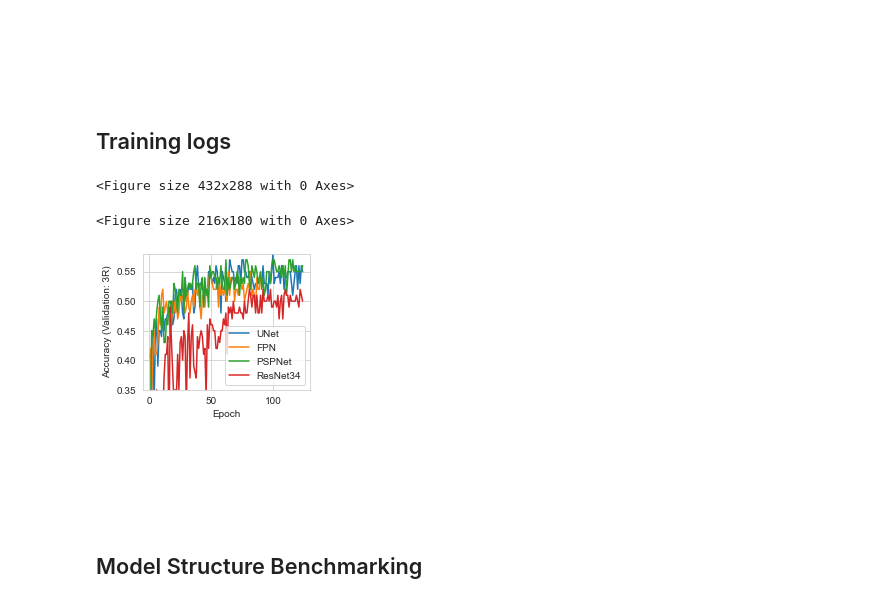
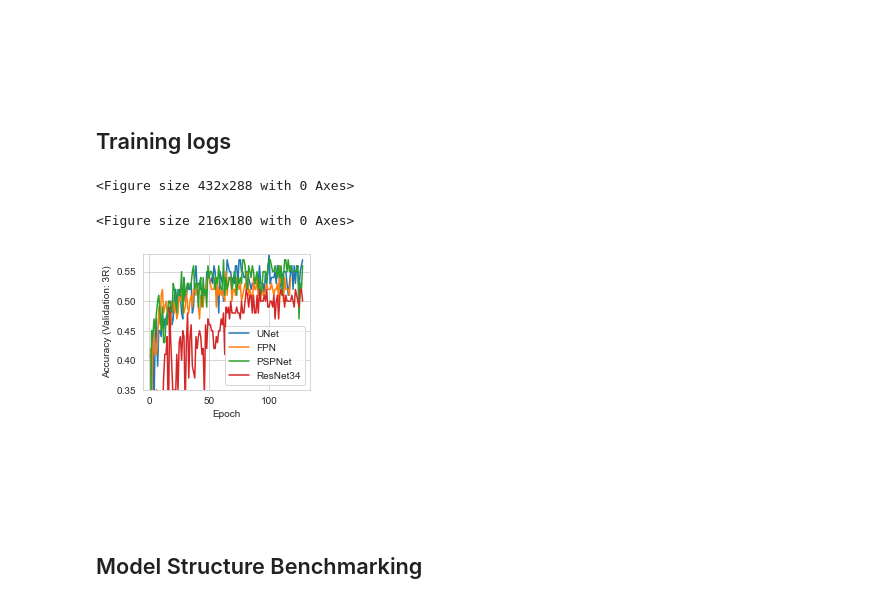
Before and after one commit to miaecle/DiffPred, a Jupyter notebook: metric_breakdown_test.ipynb, the cells around one changed output. Drawn from its saved outputs; the diff is of its cells as text; code cells hidden in the pictures.

```diff
--- a/metric_breakdown_test.ipynb
+++ b/metric_breakdown_test.ipynb
@@ -1568,37 +1568,36 @@ method_name_mapping = {
 
 trajs = {k: read_log(v) for k, v in method_name_mapping.items()}
 
 # ERR curve
 plt.clf()
 plt.figure(figsize=(3, 2.5))
 for k in trajs:
-    x = sorted(trajs[k].keys())[:124]
+    x = sorted(trajs[k].keys())[:128]
     y = [get_err(trajs[k], _x) for _x in x]
     plt.plot(x, y, label=k)
-
 plt.ylim(1.5, 8)
 plt.legend()
 plt.ylabel('Error (Validation: 3R)')
 plt.xlabel('Epoch')
 plt.savefig(os.path.join(SAVE_ROOT, 'suppfig1', 'supp-fig1-training_curve_error.png'), bbox_inches='tight', dpi=300)
 
 # ACC curve
 plt.clf()
 plt.figure(figsize=(3, 2.5))
 for k in trajs:
-    x = sorted(trajs[k].keys())[:124]
+    x = sorted(trajs[k].keys())[:128]
     y = [get_acc(trajs[k], _x) for _x in x]
     plt.plot(x, y, label=k)
 
 plt.ylim(0.35, 0.58)
 plt.legend()
 plt.ylabel('Accuracy (Validation: 3R)')
 plt.xlabel('Epoch')
 plt.savefig(os.path.join(SAVE_ROOT, 'suppfig1', 'supp-fig1-training_curve_acc.png'), bbox_inches='tight', dpi=300)
 # %% [output]
 <Figure size 432x288 with 0 Axes>
 <Figure size 216x180 with 0 Axes>
-[figure, old version]
+[figure, new version]
 # %% [markdown]
 <br/><br/><br/><br/>
 ## Model Structure Benchmarking ##
```
